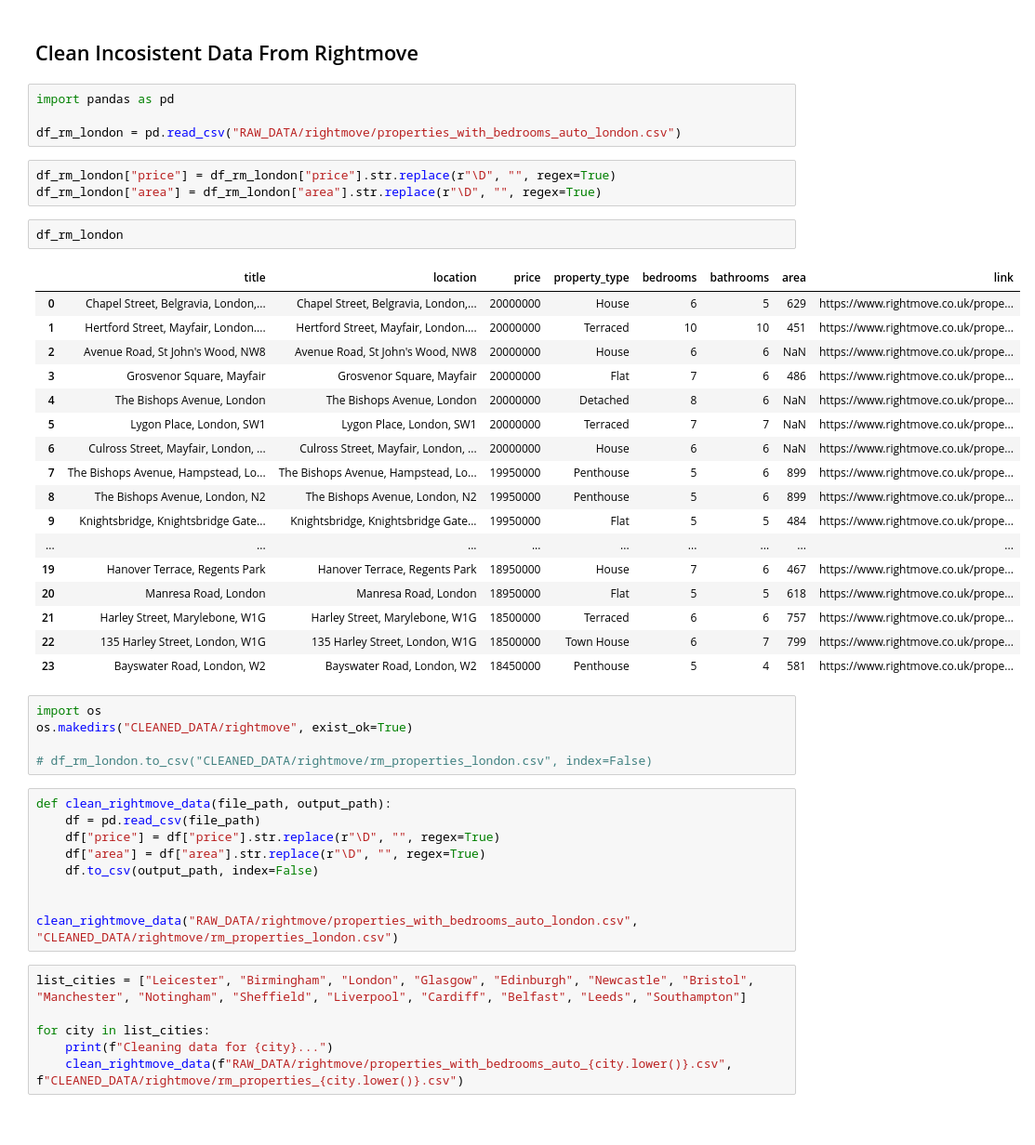
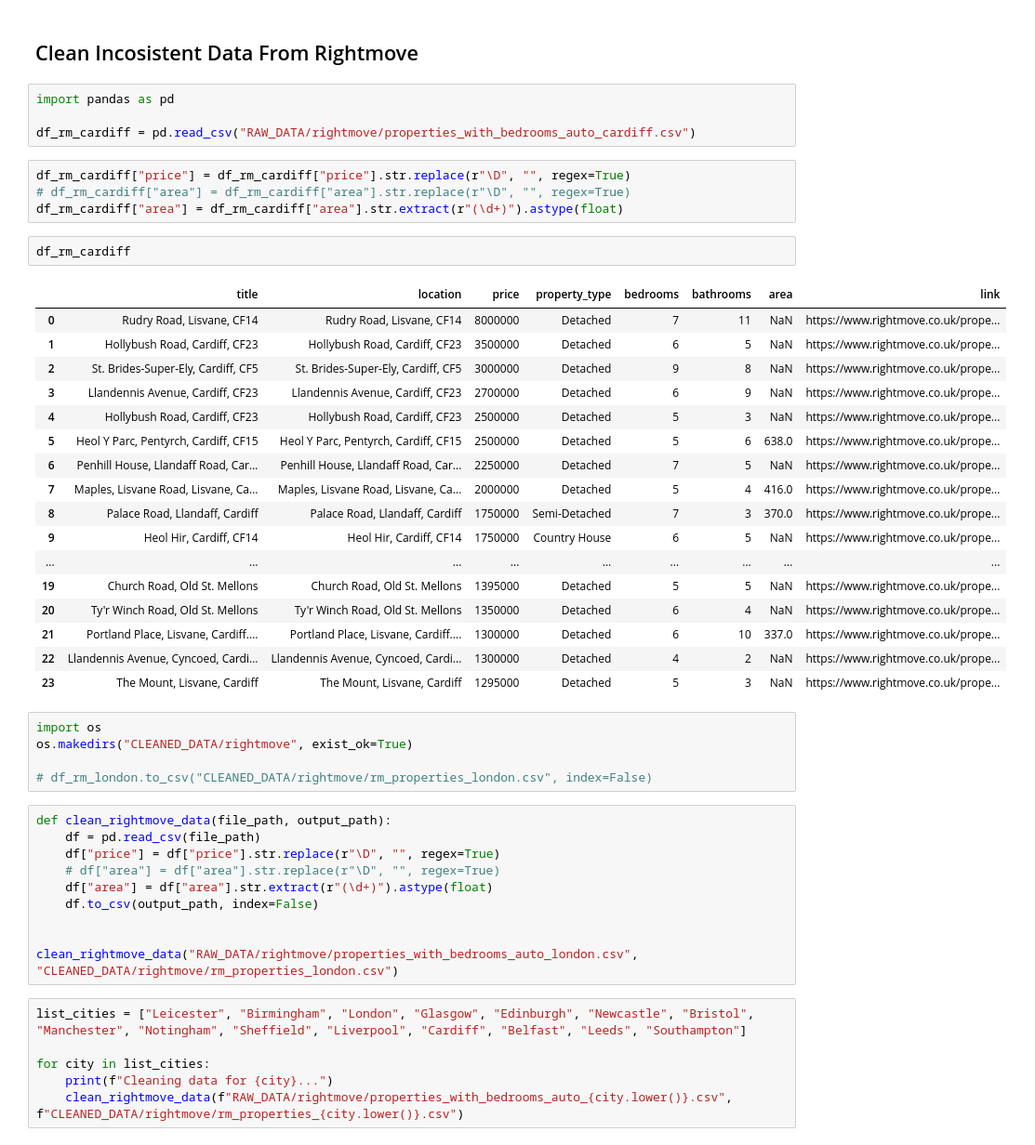
Before and after one commit to chetan-shah-AI/real-estate-price-analyzer, a Jupyter notebook: clean_data_rightmove.ipynb, the cells around one changed output. Shown at 93% size. Drawn from its saved outputs; the diff is of its cells as text.

```diff
--- a/clean_data_rightmove.ipynb
+++ b/clean_data_rightmove.ipynb
@@ -3,30 +3,31 @@
 # %%
 import pandas as pd
 
-df_rm_london = pd.read_csv("RAW_DATA/rightmove/properties_with_bedrooms_auto_london.csv")
+df_rm_cardiff = pd.read_csv("RAW_DATA/rightmove/properties_with_bedrooms_auto_cardiff.csv")
 # %%
-df_rm_london["price"] = df_rm_london["price"].str.replace(r"\D", "", regex=True)
-df_rm_london["area"] = df_rm_london["area"].str.replace(r"\D", "", regex=True)
+df_rm_cardiff["price"] = df_rm_cardiff["price"].str.replace(r"\D", "", regex=True)
+# df_rm_cardiff["area"] = df_rm_cardiff["area"].str.replace(r"\D", "", regex=True)
+df_rm_cardiff["area"] = df_rm_cardiff["area"].str.extract(r"(\d+)").astype(float)
 # %%
-df_rm_london
+df_rm_cardiff
 # %% [output]
 |  | title | location | price | property_type | bedrooms | bathrooms | area | link |
-| 0 | Chapel Street, Belgravia, London,... | Chapel Street, Belgravia, London,... | 20000000 | House | 6 | 5 | 629 | https://www.rightmove.co.uk/prope... |
-| 1 | Hertford Street, Mayfair, London.... | Hertford Street, Mayfair, London.... | 20000000 | Terraced | 10 | 10 | 451 | https://www.rightmove.co.uk/prope... |
-| 2 | Avenue Road, St John's Wood, NW8 | Avenue Road, St John's Wood, NW8 | 20000000 | House | 6 | 6 | NaN | https://www.rightmove.co.uk/prope... |
-| 3 | Grosvenor Square, Mayfair | Grosvenor Square, Mayfair | 20000000 | Flat | 7 | 6 | 486 | https://www.rightmove.co.uk/prope... |
-| 4 | The Bishops Avenue, London | The Bishops Avenue, London | 20000000 | Detached | 8 | 6 | NaN | https://www.rightmove.co.uk/prope... |
-| 5 | Lygon Place, London, SW1 | Lygon Place, London, SW1 | 20000000 | Terraced | 7 | 7 | NaN | https://www.rightmove.co.uk/prope... |
-| 6 | Culross Street, Mayfair, London, ... | Culross Street, Mayfair, London, ... | 20000000 | House | 6 | 6 | NaN | https://www.rightmove.co.uk/prope... |
-| 7 | The Bishops Avenue, Hampstead, Lo... | The Bishops Avenue, Hampstead, Lo... | 19950000 | Penthouse | 5 | 6 | 899 | https://www.rightmove.co.uk/prope... |
-| 8 | The Bishops Avenue, London, N2 | The Bishops Avenue, London, N2 | 19950000 | Penthouse | 5 | 6 | 899 | https://www.rightmove.co.uk/prope... |
-| 9 | Knightsbridge, Knightsbridge Gate... | Knightsbridge, Knightsbridge Gate... | 19950000 | Flat | 5 | 5 | 484 | https://www.rightmove.co.uk/prope... |
+| 0 | Rudry Road, Lisvane, CF14 | Rudry Road, Lisvane, CF14 | 8000000 | Detached | 7 | 11 | NaN | https://www.rightmove.co.uk/prope... |
+| 1 | Hollybush Road, Cardiff, CF23 | Hollybush Road, Cardiff, CF23 | 3500000 | Detached | 6 | 5 | NaN | https://www.rightmove.co.uk/prope... |
+| 2 | St. Brides-Super-Ely, Cardiff, CF5 | St. Brides-Super-Ely, Cardiff, CF5 | 3000000 | Detached | 9 | 8 | NaN | https://www.rightmove.co.uk/prope... |
+| 3 | Llandennis Avenue, Cardiff, CF23 | Llandennis Avenue, Cardiff, CF23 | 2700000 | Detached | 6 | 9 | NaN | https://www.rightmove.co.uk/prope... |
+| 4 | Hollybush Road, Cardiff, CF23 | Hollybush Road, Cardiff, CF23 | 2500000 | Detached | 5 | 3 | NaN | https://www.rightmove.co.uk/prope... |
+| 5 | Heol Y Parc, Pentyrch, Cardiff, CF15 | Heol Y Parc, Pentyrch, Cardiff, CF15 | 2500000 | Detached | 5 | 6 | 638.0 | https://www.rightmove.co.uk/prope... |
+| 6 | Penhill House, Llandaff Road, Car... | Penhill House, Llandaff Road, Car... | 2250000 | Detached | 7 | 5 | NaN | https://www.rightmove.co.uk/prope... |
+| 7 | Maples, Lisvane Road, Lisvane, Ca... | Maples, Lisvane Road, Lisvane, Ca... | 2000000 | Detached | 5 | 4 | 416.0 | https://www.rightmove.co.uk/prope... |
+| 8 | Palace Road, Llandaff, Cardiff | Palace Road, Llandaff, Cardiff | 1750000 | Semi-Detached | 7 | 3 | 370.0 | https://www.rightmove.co.uk/prope... |
+| 9 | Heol Hir, Cardiff, CF14 | Heol Hir, Cardiff, CF14 | 1750000 | Country House | 6 | 5 | NaN | https://www.rightmove.co.uk/prope... |
 | ... | ... | ... | ... | ... | ... | ... | ... | ... |
-| 19 | Hanover Terrace, Regents Park | Hanover Terrace, Regents Park | 18950000 | House | 7 | 6 | 467 | https://www.rightmove.co.uk/prope... |
-| 20 | Manresa Road, London | Manresa Road, London | 18950000 | Flat | 5 | 5 | 618 | https://www.rightmove.co.uk/prope... |
-| 21 | Harley Street, Marylebone, W1G | Harley Street, Marylebone, W1G | 18500000 | Terraced | 6 | 6 | 757 | https://www.rightmove.co.uk/prope... |
-| 22 | 135 Harley Street, London, W1G | 135 Harley Street, London, W1G | 18500000 | Town House | 6 | 7 | 799 | https://www.rightmove.co.uk/prope... |
-| 23 | Bayswater Road, London, W2 | Bayswater Road, London, W2 | 18450000 | Penthouse | 5 | 4 | 581 | https://www.rightmove.co.uk/prope... |
+| 19 | Church Road, Old St. Mellons | Church Road, Old St. Mellons | 1395000 | Detached | 5 | 5 | NaN | https://www.rightmove.co.uk/prope... |
+| 20 | Ty'r Winch Road, Old St. Mellons | Ty'r Winch Road, Old St. Mellons | 1350000 | Detached | 6 | 4 | NaN | https://www.rightmove.co.uk/prope... |
+| 21 | Portland Place, Lisvane, Cardiff.... | Portland Place, Lisvane, Cardiff.... | 1300000 | Detached | 6 | 10 | 337.0 | https://www.rightmove.co.uk/prope... |
+| 22 | Llandennis Avenue, Cyncoed, Cardi... | Llandennis Avenue, Cyncoed, Cardi... | 1300000 | Detached | 4 | 2 | NaN | https://www.rightmove.co.uk/prope... |
+| 23 | The Mount, Lisvane, Cardiff | The Mount, Lisvane, Cardiff | 1295000 | Detached | 5 | 3 | NaN | https://www.rightmove.co.uk/prope... |
 # %%
 import os
 os.makedirs("CLEANED_DATA/rightmove", exist_ok=True)
@@ -36,7 +37,8 @@ os.makedirs("CLEANED_DATA/rightmove", exist_ok=True)
 def clean_rightmove_data(file_path, output_path):
     df = pd.read_csv(file_path)
     df["price"] = df["price"].str.replace(r"\D", "", regex=True)
-    df["area"] = df["area"].str.replace(r"\D", "", regex=True)
+    # df["area"] = df["area"].str.replace(r"\D", "", regex=True)
+    df["area"] = df["area"].str.extract(r"(\d+)").astype(float)
     df.to_csv(output_path, index=False)
 
 
```
Also changed, not shown: 5 other files.
